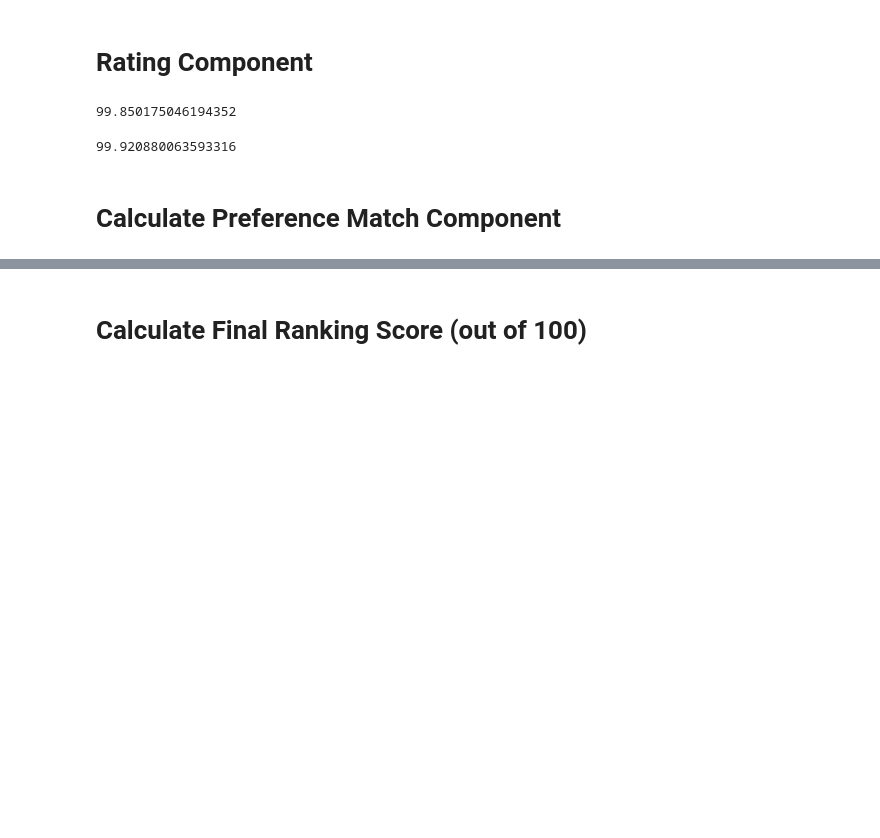
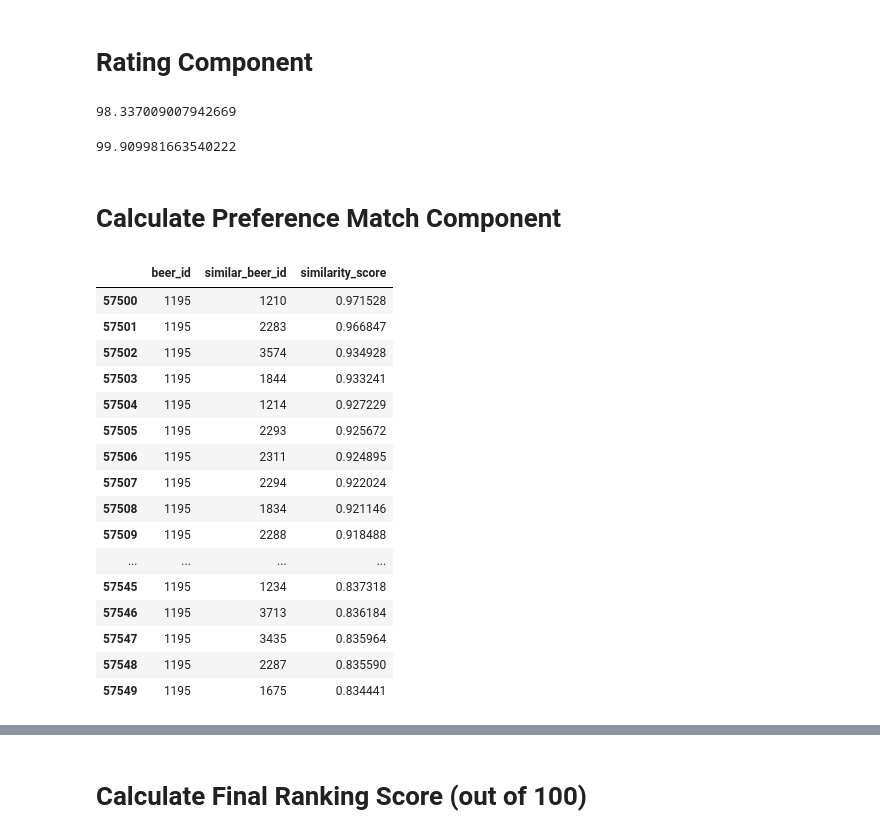
Before and after one commit to rohan-thakur1/capstone_brewing, a Jupyter notebook: Beer_Matching/Brewery Map.ipynb, the cells around one changed output, grey strips where cells are left out. Saved outputs shown, nothing was run; the diff lists cells and outputs as text; code cells hidden in the pictures; blank space fills up the shorter version.

```diff
--- a/Beer_Matching/Brewery Map.ipynb
+++ b/Beer_Matching/Brewery Map.ipynb
@@ -171,13 +201,13 @@ def weighted_rating(rtg_measure):
 # Compile ratings based on overall_rating
 RATING_SCORES = weighted_rating('overall_rating')
 # %%
-RATING_SCORES[1731]
+RATING_SCORES[1783]
 # %% [output]
-99.850175046194352
+98.337009007942669
 # %%
-RATING_SCORES[577]
+RATING_SCORES[1165]
 # %% [output]
-99.920880063593316
+99.909981663540222
 # %% [markdown]
 # Calculate Preference Match Component
 # %%
@@ -202,5 +232,25 @@ def review_match(user_beer):
             pref_list[i] = x[0]
     pref_list = [i * 100 for i in pref_list]
     return pref_list
+# %%
+PREF_TABLE.loc[PREF_TABLE['beer_id'] == int(USER_BEER['id'])]
+# %% [output]
+|  | beer_id | similar_beer_id | similarity_score |
+| 57500 | 1195 | 1210 | 0.971528 |
+| 57501 | 1195 | 2283 | 0.966847 |
+| 57502 | 1195 | 3574 | 0.934928 |
+| 57503 | 1195 | 1844 | 0.933241 |
+| 57504 | 1195 | 1214 | 0.927229 |
+| 57505 | 1195 | 2293 | 0.925672 |
+| 57506 | 1195 | 2311 | 0.924895 |
+| 57507 | 1195 | 2294 | 0.922024 |
+| 57508 | 1195 | 1834 | 0.921146 |
+| 57509 | 1195 | 2288 | 0.918488 |
+| ... | ... | ... | ... |
+| 57545 | 1195 | 1234 | 0.837318 |
+| 57546 | 1195 | 3713 | 0.836184 |
+| 57547 | 1195 | 3435 | 0.835964 |
+| 57548 | 1195 | 2287 | 0.835590 |
+| 57549 | 1195 | 1675 | 0.834441 |
 # %%
 PREF_SCORES = review_match(USER_BEER)
```
Also changed, not shown: parts of 16 cells of this notebook, 1 other file.
